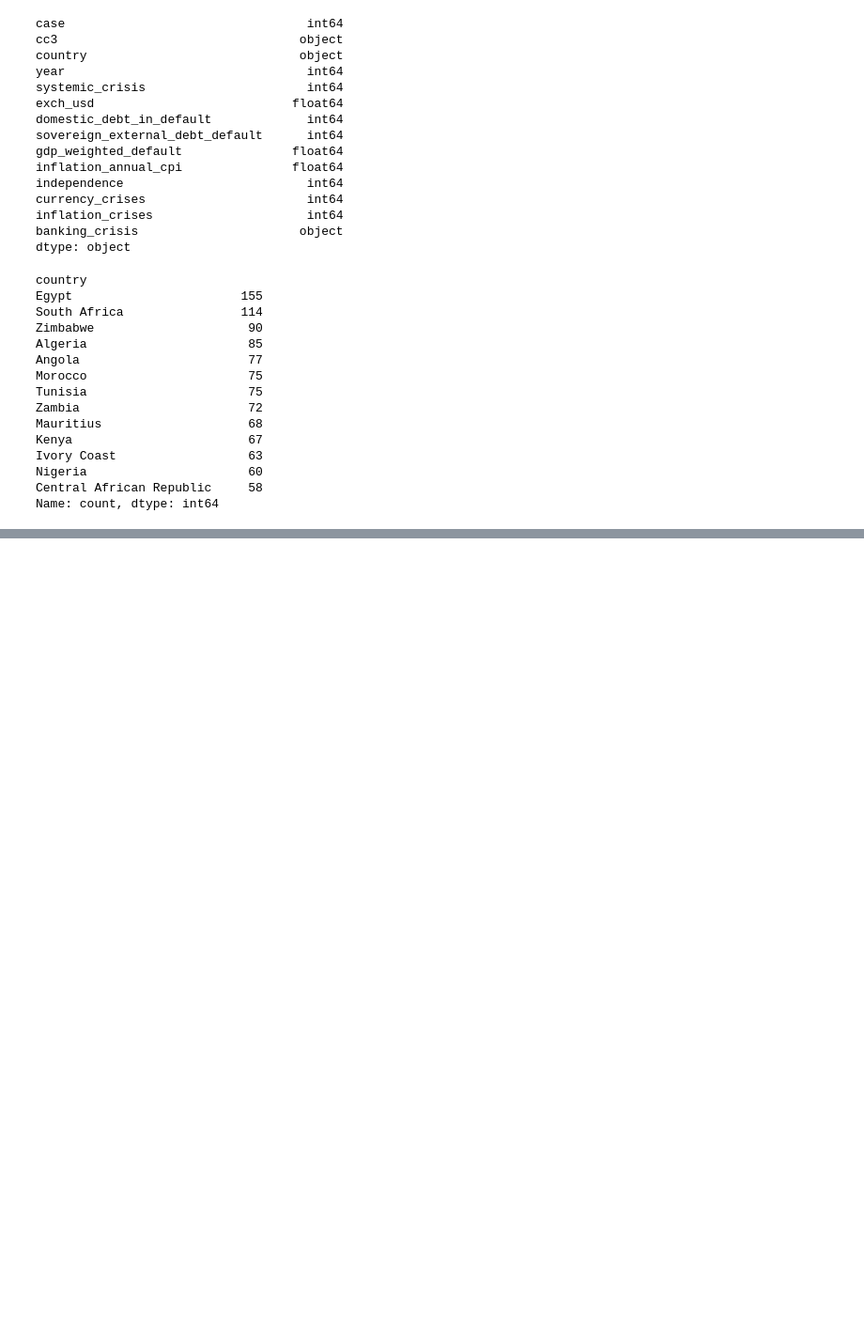
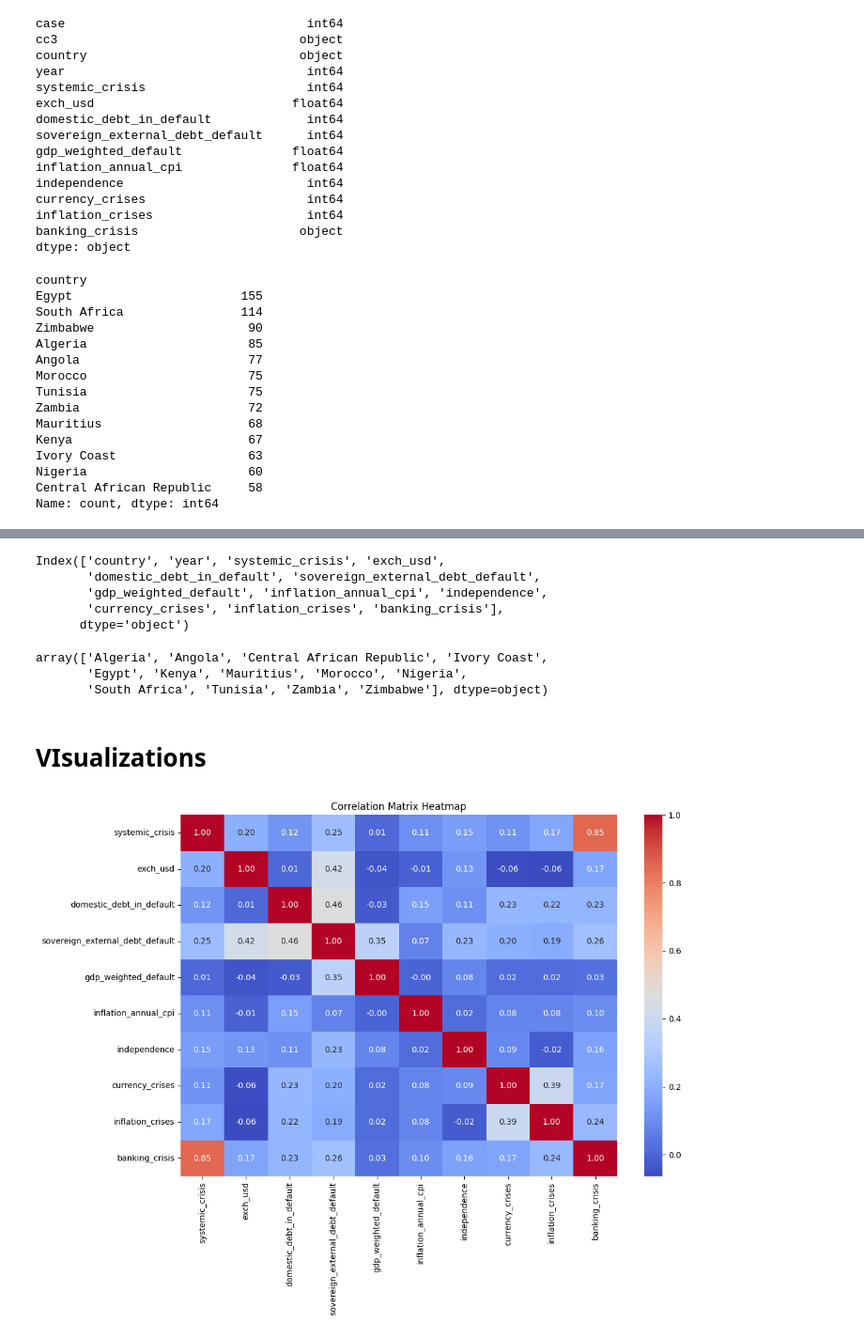
Before and after one commit to 0nserio/african_crises, a Jupyter notebook: africa-economic-banking-and-systemic-crisis-data.ipynb, the cells around one changed output, grey strips where cells are left out. Shown: that part at 94% size. Cells and saved outputs as stored; diff of their text form; code cells hidden in the pictures; blank space fills up the shorter version.

Commit message:
Kaggle Notebook | Africa Economic, Banking and Systemic Crisis Data | Version 4

```diff
--- a/africa-economic-banking-and-systemic-crisis-data.ipynb
+++ b/africa-economic-banking-and-systemic-crisis-data.ipynb
@@ -137,0 +136,4 @@ Name: count, dtype: int64
+# %%
+#convert the banking crisis values into categorical 0 and 1's
+df['banking_crisis'] = df['banking_crisis'].replace({'crisis': 1, 'no_crisis':0})
+df.head(3)
@@ -137,0 +145,6 @@ Name: count, dtype: int64
+# %%
+#Drop unimportant covariates
+df.drop(columns=['case'], axis=1, inplace=True)
+
+# Drop ALL redundant covariates cc3 as it represents country
+df.drop(columns=['cc3'], axis=1, inplace=True)
@@ -137,0 +160,39 @@ Name: count, dtype: int64
+# %%
+#lets see the colums after dropping some
+df.columns
+# %% [output]
+Index(['country', 'year', 'systemic_crisis', 'exch_usd',
+       'domestic_debt_in_default', 'sovereign_external_debt_default',
+       'gdp_weighted_default', 'inflation_annual_cpi', 'independence',
+       'currency_crises', 'inflation_crises', 'banking_crisis'],
+      dtype='object')
+# %%
+#Lets see the unique countries
+unique_countries = df['country'].unique()
+unique_countries
+# %% [output]
+array(['Algeria', 'Angola', 'Central African Republic', 'Ivory Coast',
+       'Egypt', 'Kenya', 'Mauritius', 'Morocco', 'Nigeria',
+       'South Africa', 'Tunisia', 'Zambia', 'Zimbabwe'], dtype=object)
+# %% [markdown]
+# VIsualizations
+# %%
+# Select relevant columns for correlation analysis
+columns_of_interest = [
+    'systemic_crisis', 'exch_usd', 'domestic_debt_in_default',
+    'sovereign_external_debt_default', 'gdp_weighted_default',
+    'inflation_annual_cpi', 'independence', 'currency_crises',
+    'inflation_crises', 'banking_crisis'
+]
+correlation_df = df[columns_of_interest]
+
+# Correlation matrix
+correlation_matrix = correlation_df.corr()
+
+# Plot the heatmap
+plt.figure(figsize=(12, 8))
+sns.heatmap(correlation_matrix, annot=True, cmap='coolwarm', fmt='.2f')
+plt.title('Correlation Matrix Heatmap')
+plt.show()
+# %% [output]
+[figure, added]
```
Also changed, not shown: parts of 9 cells of this notebook.
